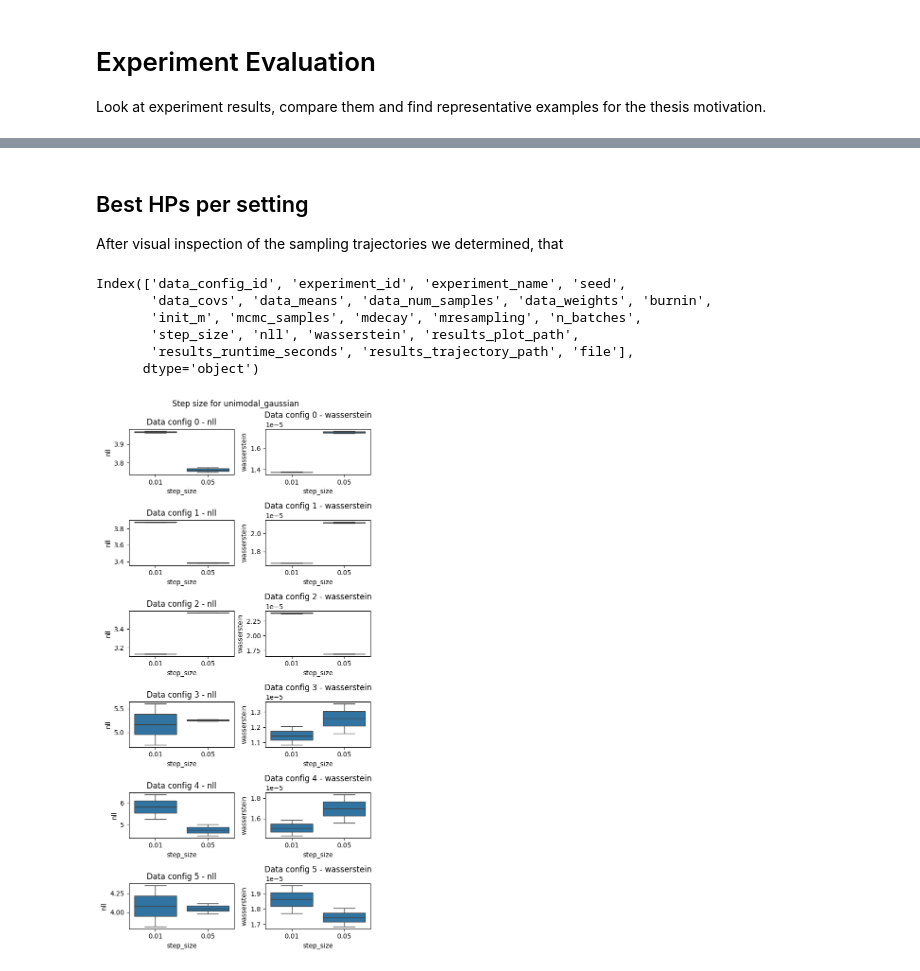
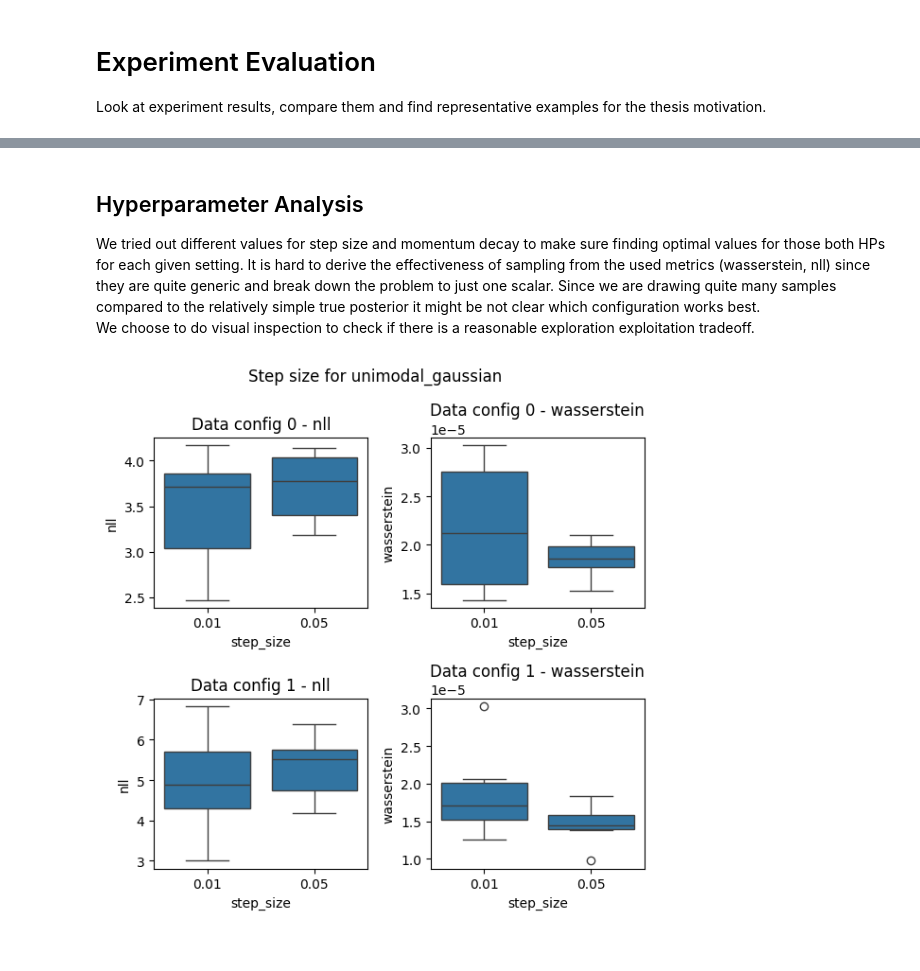
Before and after one commit to mo374z/enhancing-sgmcmc, a Jupyter notebook: notebooks/evaluate_experiments.ipynb, the cells around one changed output, grey strips where cells are left out. Saved outputs shown, nothing was run; the diff lists cells and outputs as text; code cells hidden in the pictures.

```diff
--- a/notebooks/evaluate_experiments.ipynb
+++ b/notebooks/evaluate_experiments.ipynb
@@ -15,20 +41,4 @@ os.chdir("..")
 ### Load Experiment Results
 # %%
 experiment_name = "unimodal_gaussian"
-
-path = f"results\\{experiment_name}\\**\\"
-files = glob(path + "*.yaml", recursive=True)
-
-df = pd.DataFrame()
-for file in files:
-    # flatten yaml and convert to dataframe (concat column names with _)
-    df_temp = yaml.load(open(file), Loader=yaml.FullLoader)
-    # flatten the dictionary
-    df_temp = pd.json_normalize(df_temp, sep="_")
-
-    # add file name as column
-    df_temp["file"] = file.split("/")[-1]
-    # add to dataframe
-    df = pd.concat([df, df_temp], ignore_index=True)
-
-df
+df = load_experiment_data(experiment_name)
@@ -54,39 +45,29 @@ df
-# %%
-# rename columns with prefix "parameters_"
-df = df.rename(columns=lambda x: x.replace("parameters_", "").replace("results_metrics_", ""))
 # %% [markdown]
-## Best HPs per setting
+## Hyperparameter Analysis
 
-After visual inspection of the sampling trajectories we determined, that
+We tried out different values for step size and momentum decay to make sure finding optimal values for those both HPs for each given setting. It is hard to derive the effectiveness of sampling from the used metrics (wasserstein, nll) since they are quite generic and break down the problem to just one scalar. Since we are drawing quite many samples compared to the relatively simple true posterior it might be not clear which configuration works best. <br>
+We choose to do visual inspection to check if there is a reasonable exploration exploitation tradeoff.
-# %%
-df.columns
-# %% [output]
-Index(['data_config_id', 'experiment_id', 'experiment_name', 'seed',
-       'data_covs', 'data_means', 'data_num_samples', 'data_weights', 'burnin',
-       'init_m', 'mcmc_samples', 'mdecay', 'mresampling', 'n_batches',
-       'step_size', 'nll', 'wasserstein', 'results_plot_path',
-       'results_runtime_seconds', 'results_trajectory_path', 'file'],
-      dtype='object')
 # %%
 metrics = ["nll", "wasserstein"]
 param = "step_size"
 
-fig, axs = plt.subplots(max(df["data_config_id"]) + 1, 2, figsize=(6, 12))
+fig, axs = plt.subplots(max(df["data_config_id"]) + 1, 2, figsize=(6, 6))
 fig.suptitle(f"Step size for {experiment_name}")
 for data_idx in df["data_config_id"].unique():
     for i, metric in enumerate(metrics):
         # filter dataframe for the current data_config_id and metric
         df_temp = df[df["data_config_id"] == data_idx]
 
-        # # only evaluate where mdecay= 0.01
-        # df_temp = df_temp[df_temp["mdecay"] == 0.01]
+        # only evaluate if preconditioning was the identity matrix
+        df_temp = df_temp[df_temp["init_m"].apply(lambda x: x == [1.0, 1.0])]
 
         sns.boxplot(data=df_temp, x=param, y=metric, ax=axs[data_idx, i])
         axs[data_idx, i].set_title(f"Data config {data_idx} - {metric}")
 
 plt.tight_layout()
+plt.savefig(f"thesis/figures/{experiment_name}_step_size.png", dpi=300, bbox_inches="tight")
 # %% [output]
-[figure, old version]
+[figure, new version]
 # %%
 param = "mdecay"
 
```
Also changed, not shown: parts of 14 cells of this notebook, 4 other files.
